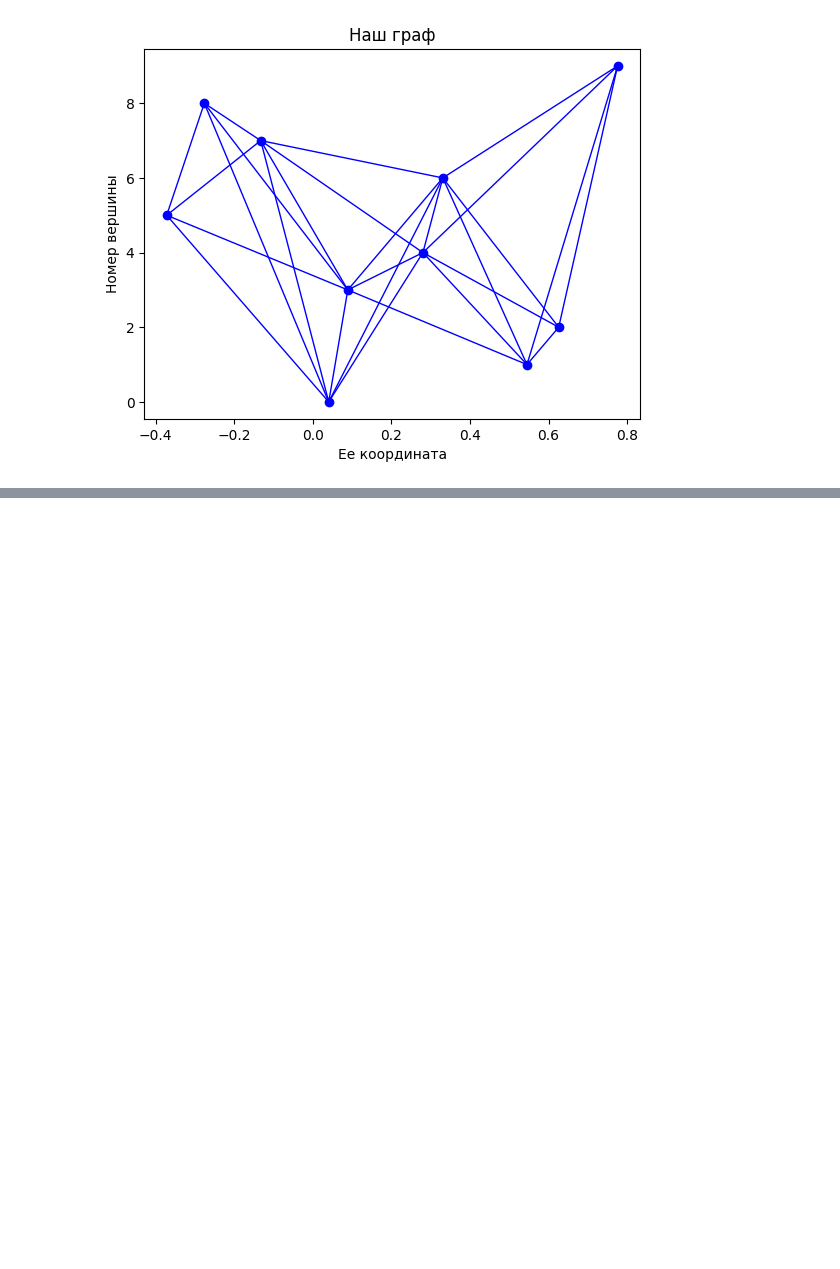
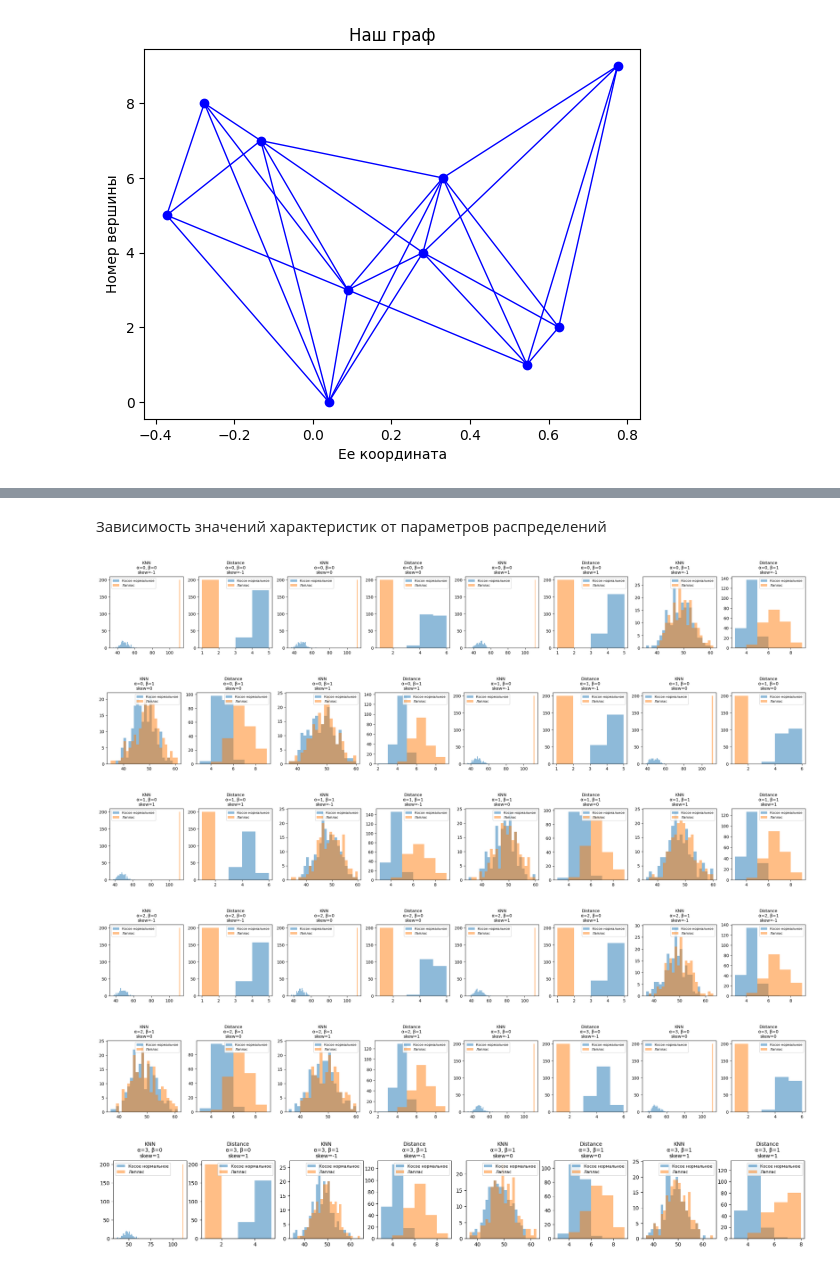
Before and after one commit to Snomty/Random_graphs, a Jupyter notebook: src/Random_graphs.ipynb, the cells around one changed output, grey strips where cells are left out. Cells and saved outputs as stored; diff of their text form; code cells hidden in the pictures; blank space fills up the shorter version.

```diff
--- a/src/Random_graphs.ipynb
+++ b/src/Random_graphs.ipynb
@@ -122,12 +122,21 @@ def calculate_maxsize_independed_set(G: Graph) -> int:
     """ Возвращает размер максимального независимого множества """
     V_compl = G.V
     E_compl = set()
+    existing_edges = {tuple(edge) for edge in G.E}
+
     for i in range(len(G.V)):
         for j in range(i + 1, len(G.V)):
-            if [i, j] not in G.E:
+            if (i, j) not in existing_edges and (j, i) not in existing_edges:
                 E_compl.add((i, j))
+
     G_compl = Graph(V_compl, E_compl)
     return calculate_clique_number(G_compl)
+
+# ПОКА не работает
+# def calculate_chromatic_number(G: Graph) -> int:
+#   """ Возвращает хроматическое число графа"""
+#   coloring = nx.greedy_color(G, strategy="largest_first")
+#   return len(set(coloring.values()))
 # %%
 human_readable_characts = {"calculate_min_deg": "Минимальная степень вершины",
                            "calculate_max_deg": "Максимальная степень вершины",
@@ -143,9 +152,9 @@ def evaluate(
         skew_alpha: float = skew_alpha,                                  # параметр alpha косого нормального распределение
         laplace_alpha: float = laplace_alpha,                            # параметр alpha распределения Лапласа
         laplace_beta: float = laplace_beta,                              # параметр beta распределения Лапласа
-        T_knn_foo: Callable[[Graph], int] = calculate_number_component,  # функция вычисления характеристики для KNN графа
+        T_knn_foo: Callable[[Graph], int] = calculate_number_triangle,  # функция вычисления характеристики для KNN графа
         knn_num_neighbours: int = 42,                                    # количество соседей KNN графа
-        T_dist_foo: Callable[[Graph], int] = calculate_clique_number,    # функция вычисления характеристики для Distance графа
+        T_dist_foo: Callable[[Graph], int] = calculate_maxsize_independed_set,    # функция вычисления характеристики для Distance графа
         dist_max_dist: int = 4.2,                                        # макисмальная длина соединения Distance графа
         verbose : bool = False                                           # рисовать ли гистограммы распределения
 ) -> dict[str: list]:
@@ -157,7 +166,6 @@ def evaluate(
     """
     T_knn_skew_normal_list, T_knn_laplace_list = [], []
     T_dist_skew_normal_list, T_dist_laplace_list = [], []
-
     for i in range(num_samples):
         skew_normal_sample = gen_skewnormal_points(vector_size, skew_alpha)
         laplce_sample = gen_laplace_points(vector_size, laplace_alpha, laplace_beta)
@@ -219,0 +285,15 @@ print("Графики")
+# %% [markdown]
+Зависимость значений характеристик от параметров распределений
+# %%
+laplace_alphas = [0, 1, 2, 3]
+laplace_betas = [0, 1]
+skew_norm_alphas = [-1, 0, 1]
+
+plot_distribution_parameter_combinations(laplace_alphas, laplace_betas, skew_norm_alphas)
+# %% [output]
+[figure, added]
+[figure, added]
+[figure, added]
+[figure, added]
+[figure, added]
+[figure, added]
```
Also changed, not shown: parts of 10 cells of this notebook.
